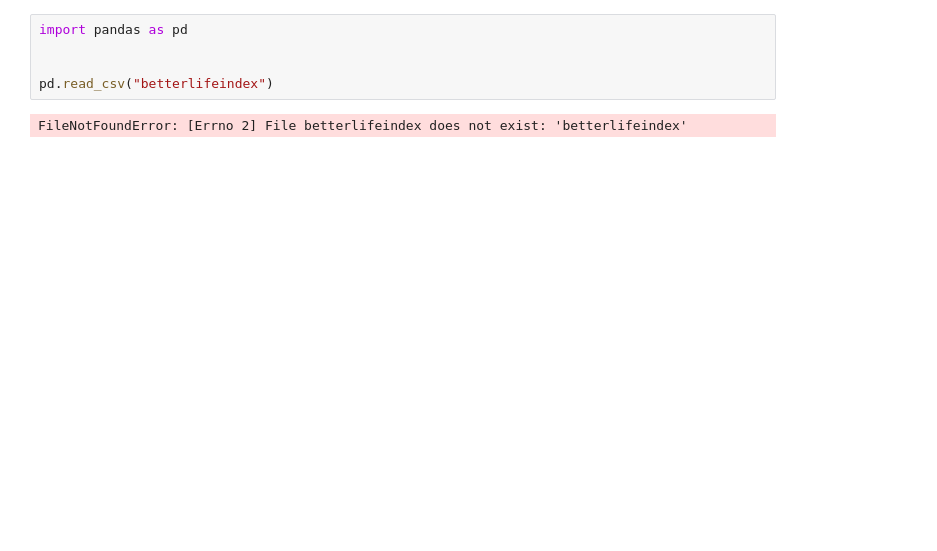
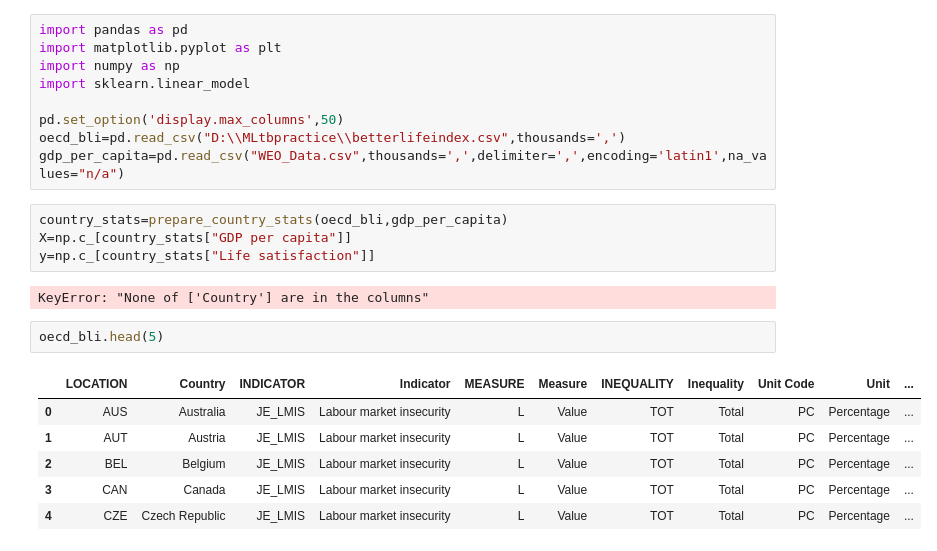
Before and after one commit to yassarmohammed87/MLtbpractice, a Jupyter notebook: Untitled.ipynb, the cells around one changed output. Cells and saved outputs as stored; diff of their text form; blank space fills up the shorter version.

Commit message:
better life index linear regression model complete

```diff
--- a/Untitled.ipynb
+++ b/Untitled.ipynb
@@ -1,7 +1,24 @@
-# %%
-import pandas as pd
-
-
-pd.read_csv("betterlifeindex")
-# %% [output]
-FileNotFoundError: [Errno 2] File betterlifeindex does not exist: 'betterlifeindex'
+# %%
+import pandas as pd
+import matplotlib.pyplot as plt
+import numpy as np
+import sklearn.linear_model
+
+pd.set_option('display.max_columns',50)
+oecd_bli=pd.read_csv("D:\\MLtbpractice\\betterlifeindex.csv",thousands=',')
+gdp_per_capita=pd.read_csv("WEO_Data.csv",thousands=',',delimiter=',',encoding='latin1',na_values="n/a")
+# %%
+country_stats=prepare_country_stats(oecd_bli,gdp_per_capita)
+X=np.c_[country_stats["GDP per capita"]]
+y=np.c_[country_stats["Life satisfaction"]]
+# %% [output]
+KeyError: "None of ['Country'] are in the columns"
+# %%
+oecd_bli.head(5)
+# %% [output]
+|  | LOCATION | Country | INDICATOR | Indicator | MEASURE | Measure | INEQUALITY | Inequality | Unit Code | Unit | ... |
+| 0 | AUS | Australia | JE_LMIS | Labour market insecurity | L | Value | TOT | Total | PC | Percentage | ... |
+| 1 | AUT | Austria | JE_LMIS | Labour market insecurity | L | Value | TOT | Total | PC | Percentage | ... |
+| 2 | BEL | Belgium | JE_LMIS | Labour market insecurity | L | Value | TOT | Total | PC | Percentage | ... |
+| 3 | CAN | Canada | JE_LMIS | Labour market insecurity | L | Value | TOT | Total | PC | Percentage | ... |
+| 4 | CZE | Czech Republic | JE_LMIS | Labour market insecurity | L | Value | TOT | Total | PC | Percentage | ... |
```
Also changed, not shown: parts of 8 cells of this notebook, 1 other file.
